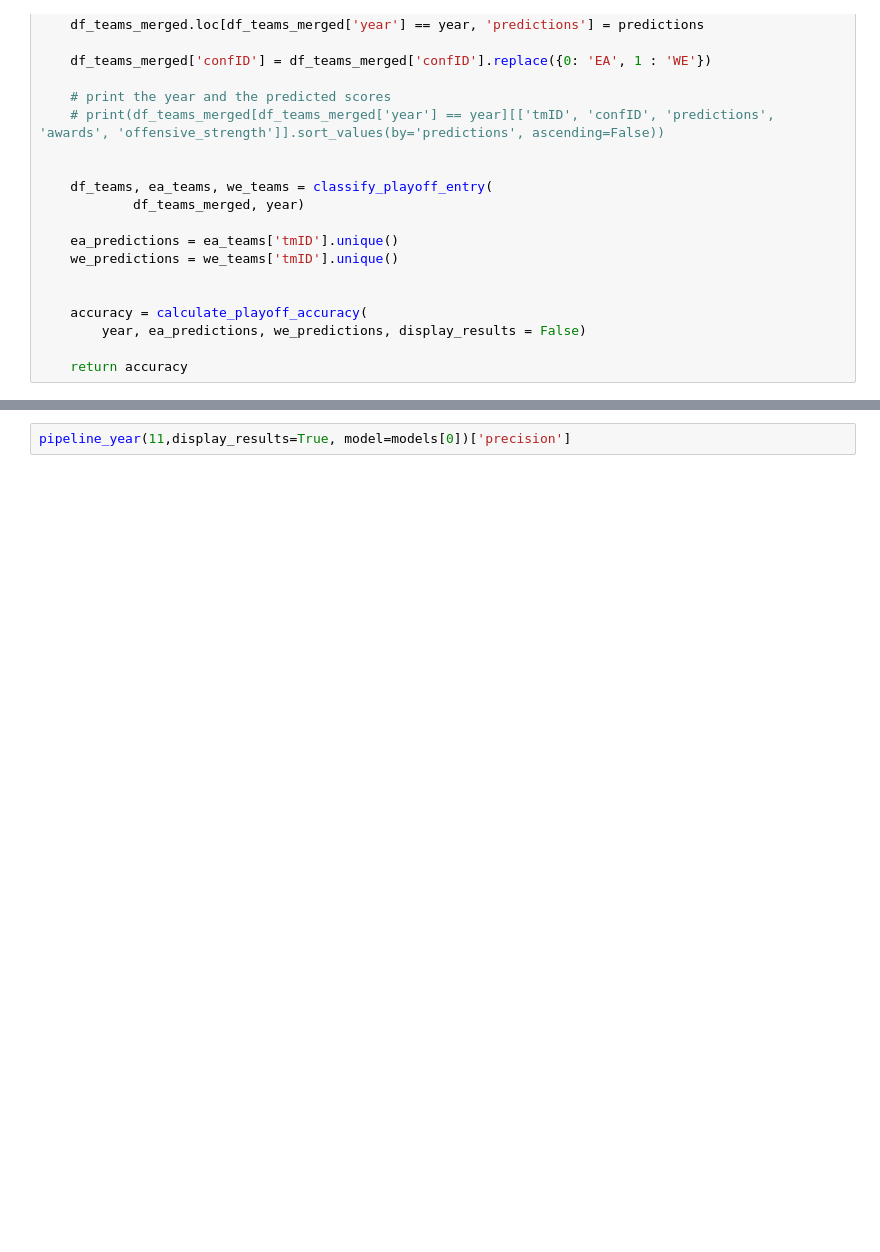
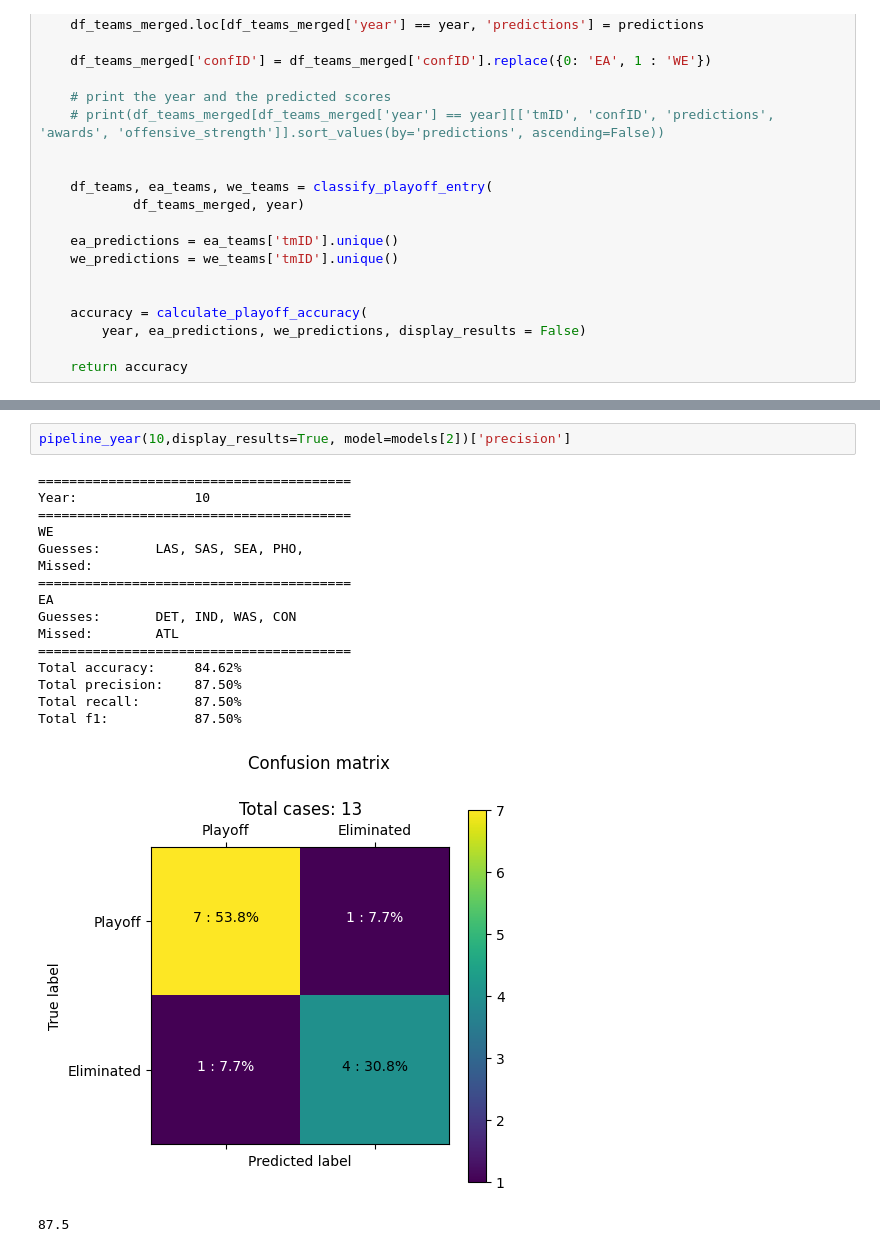
Before and after one commit to m21ark/ac, a Jupyter notebook: model_evaluation.ipynb, the cells around one changed output, grey strips where cells are left out. Cells and saved outputs as stored; diff of their text form; blank space fills up the shorter version.

```diff
--- a/model_evaluation.ipynb
+++ b/model_evaluation.ipynb
@@ -85,5 +121,23 @@ pipeline_year(11,display_results=True, model=models[1])['precision']
 # %%
-pipeline_year(11,display_results=True, model=models[0])['precision']
+pipeline_year(10,display_results=True, model=models[2])['precision']
+# %% [output]
+========================================
+Year:               10
+========================================
+WE
+Guesses:       LAS, SAS, SEA, PHO,
+Missed:
+========================================
+EA
+Guesses:       DET, IND, WAS, CON
+Missed:        ATL
+========================================
+Total accuracy:     84.62%
+Total precision:    87.50%
+Total recall:       87.50%
+Total f1:           87.50%
+[figure, added]
+87.5
 # %%
 from pipeline import *
 
```
Also changed, not shown: parts of 6 cells of this notebook.
